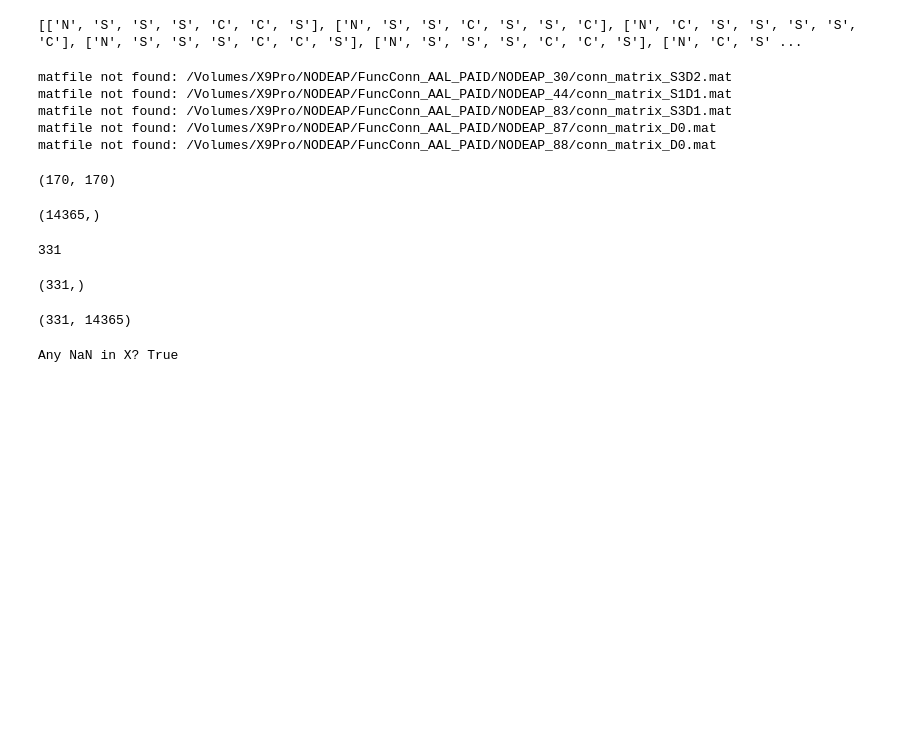
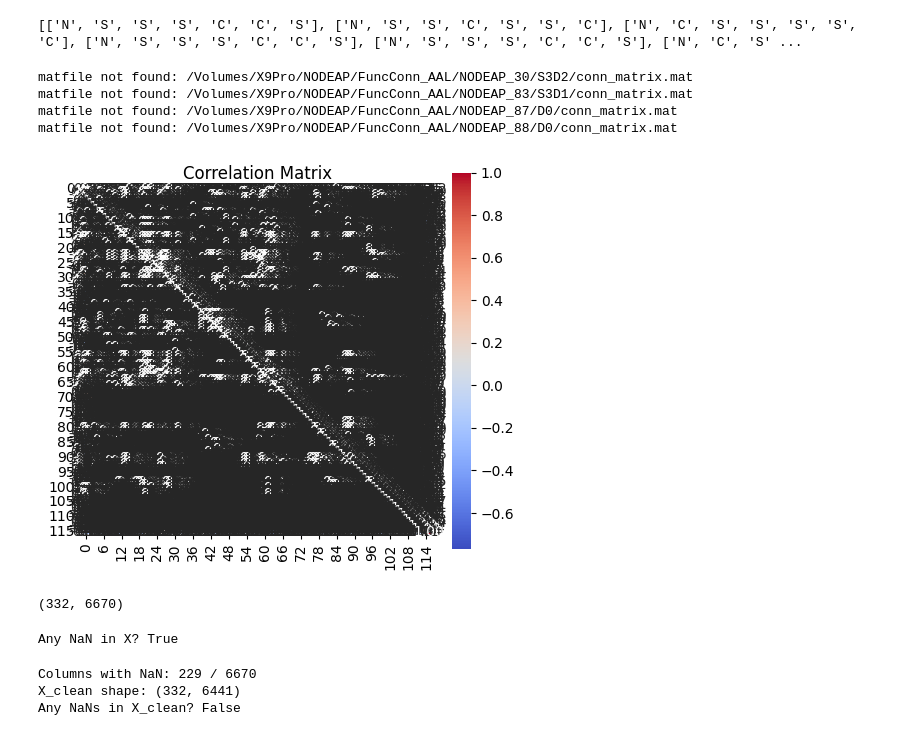
Before and after one commit to QingfangLiu/project-nodeap-core, a Jupyter notebook: Scripts_python/VAE_FC_patterns_AAL_v0.ipynb, the cells around one changed output. Saved outputs shown, nothing was run; the diff lists cells and outputs as text; code cells hidden in the pictures; blank space fills up the shorter version.

```diff
--- a/Scripts_python/VAE_FC_patterns_AAL_v0.ipynb
+++ b/Scripts_python/VAE_FC_patterns_AAL_v0.ipynb
@@ -36,7 +37,7 @@ import umap.umap_ as umap
 # Load subject info
 SubInfo = pd.read_excel('/Users/liuq13/NODEAP_scripts/ProcessedData/SubConds.xlsx')
 Subs = SubInfo[SubInfo['Include'] == 1]['SubID']
-base_nifti_folder = '/Volumes/X9Pro/NODEAP/FuncConn_AAL_PAID'
+base_nifti_folder = '/Volumes/X9Pro/NODEAP/FuncConn_AAL'
 sessions = ['D0', 'S1D1', 'S1D2', 'S2D1', 'S2D2', 'S3D1', 'S3D2']
 # %%
 SubInfo.head()
@@ -104,11 +105,10 @@ all_subject_id = []
 for i, subject_id in enumerate(Subs):
     tms_types = TMS_types[i]
     for j, session in enumerate(sessions):
-        mat_name = 'conn_matrix_' + session + '.mat'
-        mat_file = os.path.join(base_nifti_folder, subject_id, mat_name)
+        mat_file = os.path.join(base_nifti_folder, subject_id, session, 'conn_matrix.mat')
         if os.path.exists(mat_file):
             matdat = loadmat(mat_file)
-            dat_corr = matdat['correlation_matrix']
+            dat_corr = matdat['FC_matrix']
             dat_vec = vectorize_fc(dat_corr)  # <- vectorized
             all_corr_data.append(dat_vec)
             all_tms_type.append(tms_types[j])  # keep condition label
@@ -116,37 +116,29 @@ for i, subject_id in enumerate(Subs):
         else:
             print(f"matfile not found: {mat_file}")
 # %% [output]
-matfile not found: /Volumes/X9Pro/NODEAP/FuncConn_AAL_PAID/NODEAP_30/conn_matrix_S3D2.mat
-matfile not found: /Volumes/X9Pro/NODEAP/FuncConn_AAL_PAID/NODEAP_44/conn_matrix_S1D1.mat
-matfile not found: /Volumes/X9Pro/NODEAP/FuncConn_AAL_PAID/NODEAP_83/conn_matrix_S3D1.mat
-matfile not found: /Volumes/X9Pro/NODEAP/FuncConn_AAL_PAID/NODEAP_87/conn_matrix_D0.mat
-matfile not found: /Volumes/X9Pro/NODEAP/FuncConn_AAL_PAID/NODEAP_88/conn_matrix_D0.mat
+matfile not found: /Volumes/X9Pro/NODEAP/FuncConn_AAL/NODEAP_30/S3D2/conn_matrix.mat
+matfile not found: /Volumes/X9Pro/NODEAP/FuncConn_AAL/NODEAP_83/S3D1/conn_matrix.mat
+matfile not found: /Volumes/X9Pro/NODEAP/FuncConn_AAL/NODEAP_87/D0/conn_matrix.mat
+matfile not found: /Volumes/X9Pro/NODEAP/FuncConn_AAL/NODEAP_88/D0/conn_matrix.mat
-# %%
-dat_corr.shape
-# %% [output]
-(170, 170)
-# %%
-dat_vec.shape # 170*169/2
-# %% [output]
-(14365,)
-# %%
-len(all_tms_type)
-# %% [output]
-331
+# %%
+plt.figure(figsize=(5, 5))
+sns.heatmap(dat_corr, annot=True, fmt=".2f", cmap='coolwarm',
+            square=True, cbar_kws={"shrink": .8})
+plt.title("Correlation Matrix")
+plt.tight_layout()
+plt.show()
+# %% [output]
+[figure, added]
 # %%
 # Map 'N' = 0 (Null), 'S' = 1 (Sham), 'C' = 2 (Real/cTBS)
 label_map = {'N': 0, 'S': 1, 'C': 2}
 y = np.array([label_map[t] for t in all_tms_type])
-# %%
-y.shape
-# %% [output]
-(331,)
 # %%
 X = np.array(all_corr_data)  # shape: (num_sessions, 14365)
 X = (X - X.mean(axis=0)) / (X.std(axis=0) + 1e-8)  # Standardize per feature
 X.shape
 # %% [output]
-(331, 14365)
+(332, 6670)
 # %%
 print("Any NaN in X?", np.isnan(X).any())
 # %% [output]
@@ -158,6 +150,10 @@ X_clean = X[:, ~nan_cols]
 
 print("X_clean shape:", X_clean.shape)
 print("Any NaNs in X_clean?", np.isnan(X_clean).any())
+# %% [output]
+Columns with NaN: 229 / 6670
+X_clean shape: (332, 6441)
+Any NaNs in X_clean? False
 # %%
 X = X_clean
 # %%
```
Also changed, not shown: parts of 12 cells of this notebook, 3 other files.
